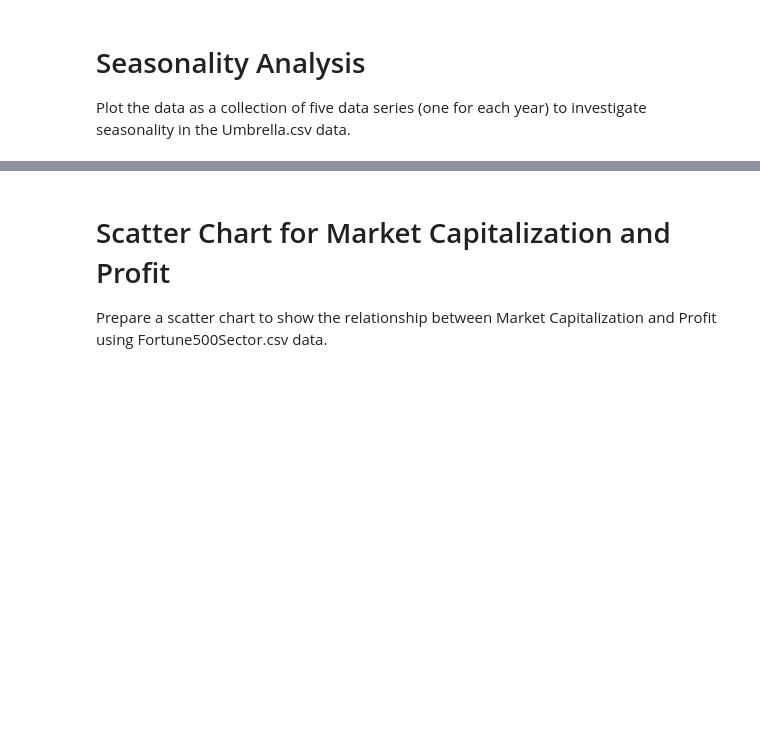
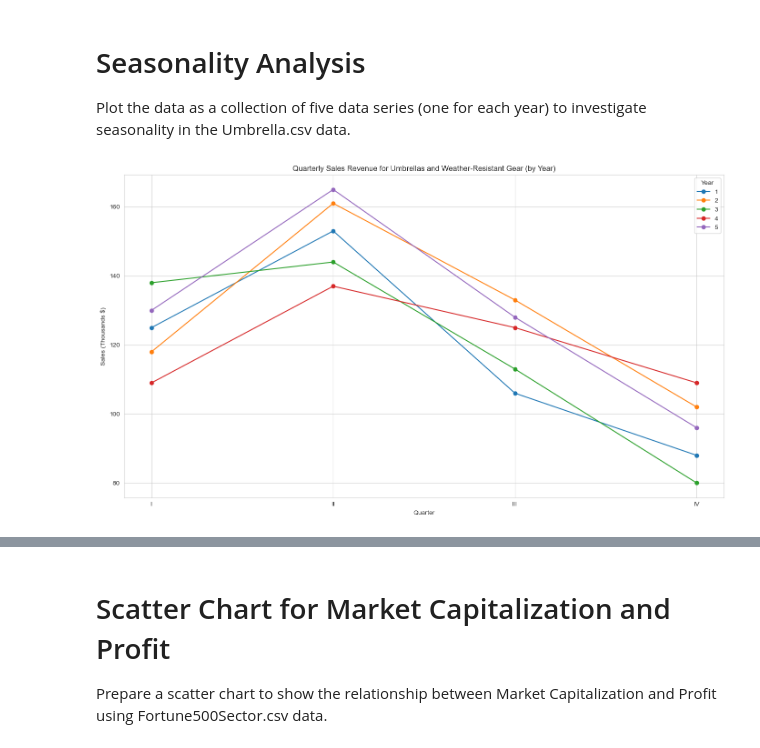
Before and after one commit to Kevinobote/Principles-of-Data-Science, a Jupyter notebook: test.ipynb, the cells around one changed output, grey strips where cells are left out. Saved outputs shown, nothing was run; the diff lists cells and outputs as text; code cells hidden in the pictures; blank space fills up the shorter version.

```diff
--- a/test.ipynb
+++ b/test.ipynb
@@ -379,32 +368,24 @@ Add a four-period moving average to the sales time series chart to smooth the da
-# %%
-# Add a four-period moving average to the sales time series chart to smooth the data
-
-# Calculate the four-period moving average
-umbrella_df['4-Period MA'] = umbrella_df['Sales (Thousands $)'].rolling(window=4).mean()
-
-# Plot the sales time series data with the four-period moving average
-plt.figure(figsize=(14, 8))
-plt.plot(umbrella_df['Quarter'], umbrella_df['Sales (Thousands $)'], marker='o', linestyle='-', color='b', label='Sales')
-plt.plot(umbrella_df['Quarter'], umbrella_df['4-Period MA'], marker='o', linestyle='-', color='r', label='4-Period MA')
-plt.title('Sales Time Series Data with 4-Period Moving Average')
-plt.xlabel('Quarter')
-plt.ylabel('Sales (Thousands $)')
-plt.xticks(rotation=45)
-plt.legend()
-plt.show()
 # %% [markdown]
 # Seasonality Analysis
 Plot the data as a collection of five data series (one for each year) to investigate seasonality in the Umbrella.csv data.
 # %%
-# Seasonality Analysis
+# Pivot the data to have quarters as columns and years as rows
+umbrella_pivot = umbrella_df.pivot(index='Year', columns='Quarter', values='Sales (Thousands $)')
 
 # Plot the data as a collection of five data series (one for each year)
-umbrella_df['Year'] = umbrella_df['Year'].astype(str)
 plt.figure(figsize=(14, 8))
-sns.lineplot(data=umbrella_df, x='Quarter', y='Sales (Thousands $)', hue='Year', marker='o')
-plt.title('Sales Time Series Data by Year')
+for year in umbrella_pivot.index:
+    plt.plot(umbrella_pivot.columns, umbrella_pivot.loc[year], marker='o', label=str(year))
+
+# Customize the plot
+plt.title('Quarterly Sales Revenue for Umbrellas and Weather-Resistant Gear (by Year)')
 plt.xlabel('Quarter')
 plt.ylabel('Sales (Thousands $)')
-plt.xticks(rotation=45)
 plt.legend(title='Year')
+plt.grid(True)
+plt.tight_layout()
+
+# Show the plot
 plt.show()
+# %% [output]
+[figure, added]
```
Also changed, not shown: parts of 26 cells of this notebook.
